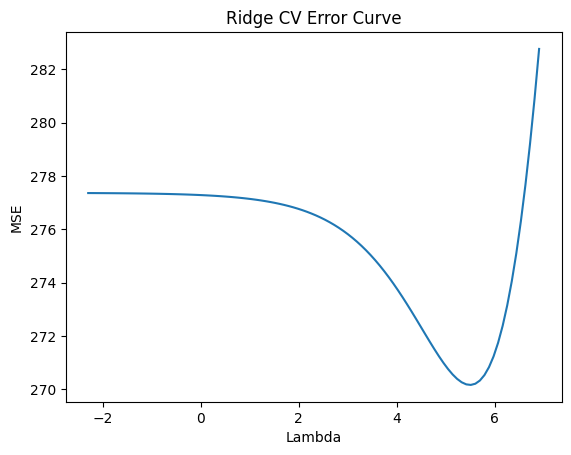
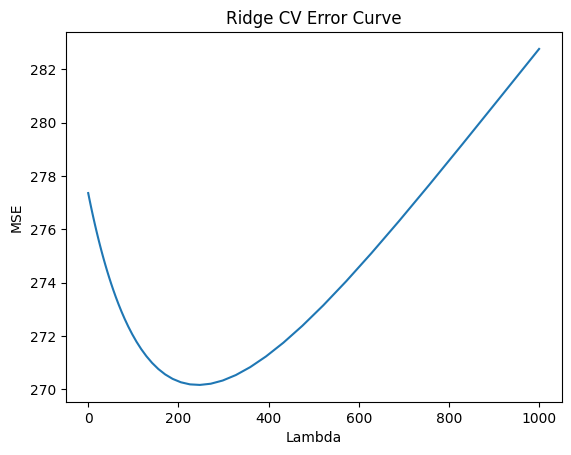
Code edit (unified diff) that turned the first committed figure into the second:
--- before
+++ after
@@ -3,3 +3,3 @@
 plt.ylabel('MSE')
 
-plt.plot(np.log(np.logspace(-1, 3, 100)),ridge_mse)
+plt.plot((np.logspace(-1, 3, 100)),ridge_mse)

Commit: hw updated